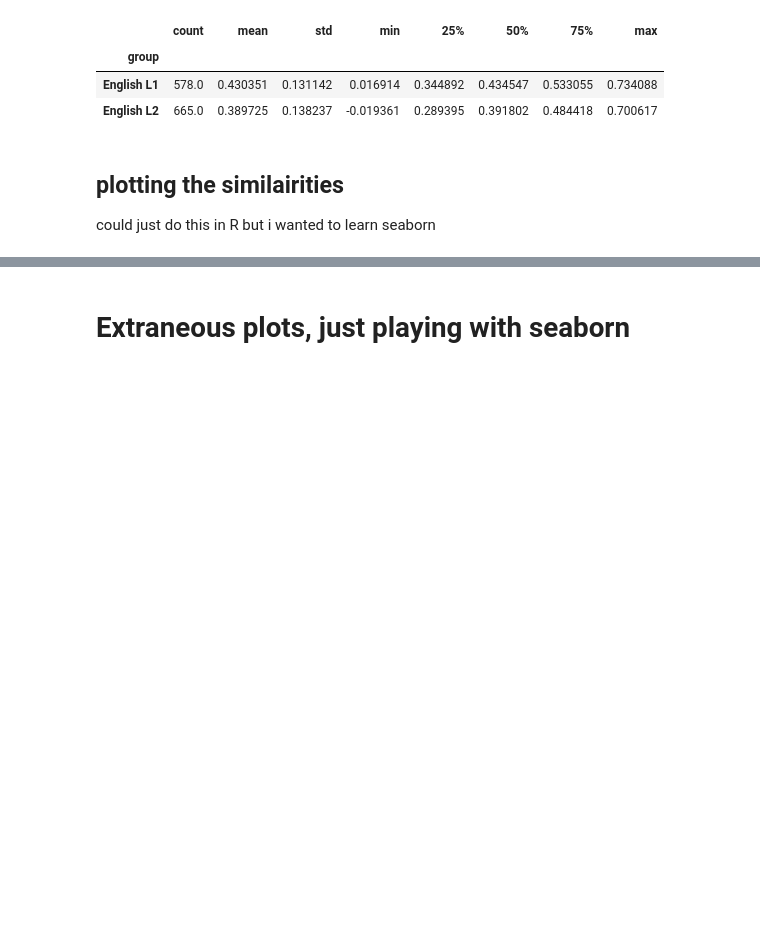
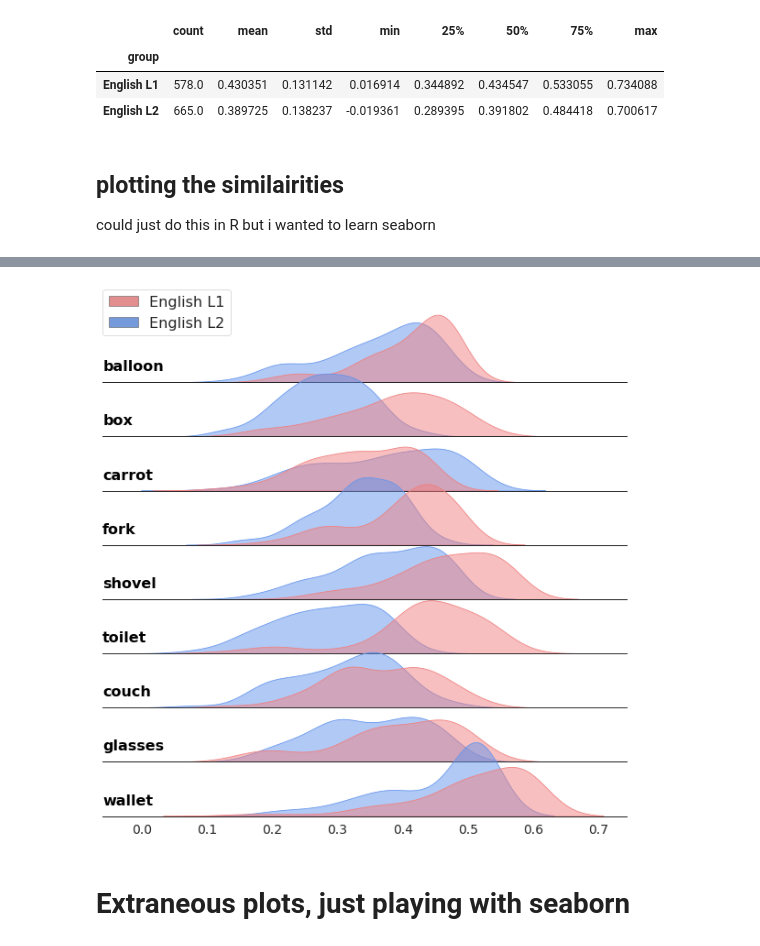
Before and after one commit to scskalicky/creative_naming_lsa, a Jupyter notebook: analyse_sim.ipynb, the cells around one changed output, grey strips where cells are left out. Cells and saved outputs as stored; diff of their text form; code cells hidden in the pictures; blank space fills up the shorter version.

```diff
--- a/analyse_sim.ipynb
+++ b/analyse_sim.ipynb
@@ -252,3 +278,47 @@ plt.savefig('/content/drive/MyDrive/creative_naming/fig1.png', dpi = 400)
+# %%
+# ridge density plot
+
+# you can use this to control global plot options
+sns.set_context("paper", rc = { "font.size" : 16, "axes.titlesize" : 16, "axes.labelsize" : 16})
+
+# Initialize the FacetGrid object
+
+# make the names of items all the same color (black)
+pal = dict(zip(avg_sims['item'].unique(), ['black']*9))
+
+#
+#sns.set_theme(style = "white", rc = {"axes.facecolor": (0, 0, 0, 0)})
+
+
+g = sns.FacetGrid(avg_sims, row = "item", hue = 'item', aspect = 9, height = 1, palette = pal)
+
+g.map_dataframe(sns.kdeplot, x = "avg_sim", hue = 'group', fill = True, alpha = .5,
+                palette = {'English L1': 'lightcoral', 'English L2': 'cornflowerblue'})
+#g.map_dataframe(sns.kdeplot, x = "avg_sim")
+
+# use this to get the labels correctly.
+def label(x, color, label):
+    ax = plt.gca()
+    ax.text(0, .2, label, fontweight = "bold", color = color,
+            ha = "left", va = "center", transform = ax.transAxes)
+
+# need to make sure both the facet and the density plots have hue AND group set.
+g.map(label, 'item')
+g.set(xlabel = '', ylabel = '')
+
+# remove overlapping crap
+g.set_titles("")
+g.set(yticks = [])
+g.despine(left = True)
+
+plt.xticks(fontsize = 14)
+g.fig.subplots_adjust(hspace = -.3)
+# extremely annoying to add legend
+plt.legend(loc = [0,6.2], facecolor = 'white', handles = handles[:1] + handles[1:2], prop = {'size' : 16})
+
+plt.savefig('/content/drive/MyDrive/creative_naming/fig2.png', dpi = 400)
+# %% [output]
+[figure, added]
 # %% [markdown]
 # Extraneous plots, just playing with seaborn
 # %%
```
Also changed, not shown: parts of 3 cells of this notebook.
